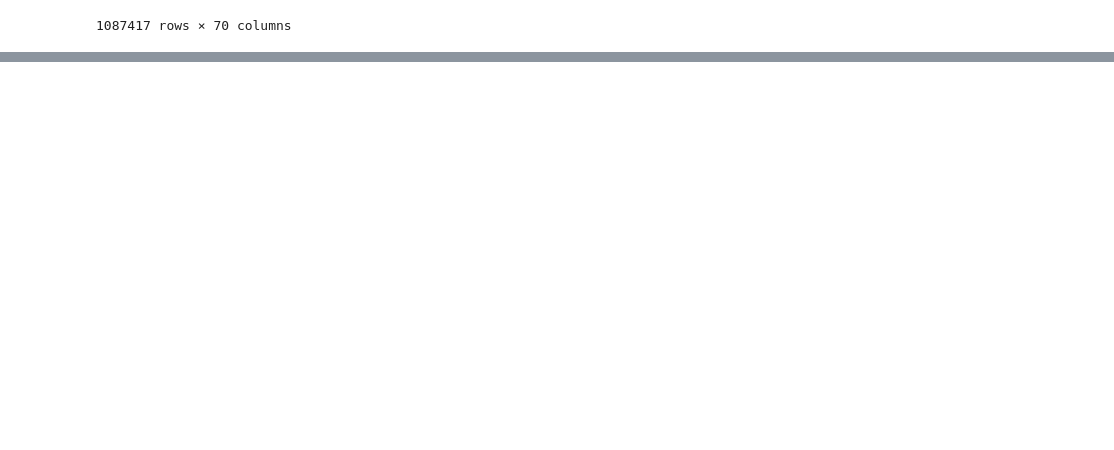
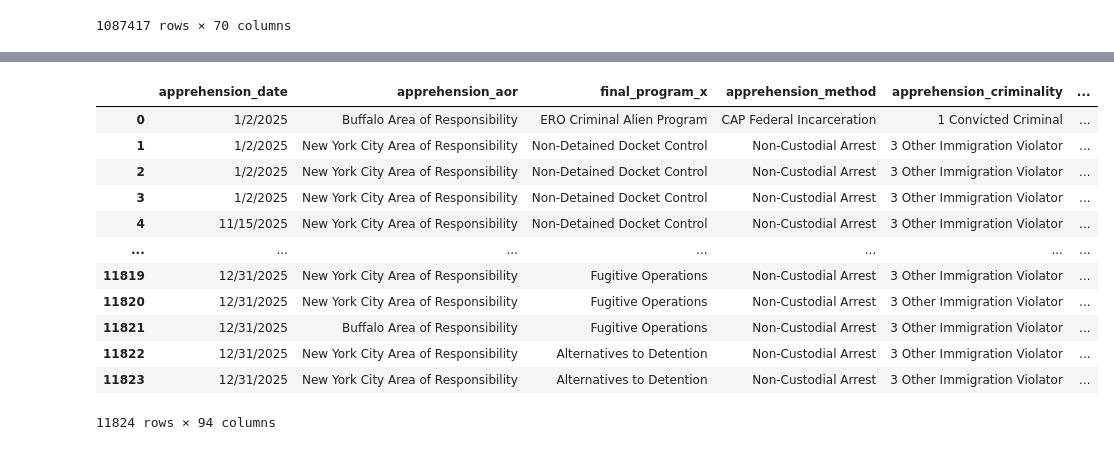
Before and after one commit to sajinashresthacoding/ICEpresense-CapitalRegion, a Jupyter notebook: ICE Arrests and Detention Join 070626.ipynb, the cells around one changed output, grey strips where cells are left out. Drawn from its saved outputs; the diff is of its cells as text; code cells hidden in the pictures; blank space fills up the shorter version.

```diff
--- a/ICE Arrests and Detention Join 070626.ipynb
+++ b/ICE Arrests and Detention Join 070626.ipynb
@@ -47,3 +47,6 @@ df_UI
 10772    dd9306e1321f7485dddc8e2b2cf21bac052dd7b6
 10773    ac68b01985954d30ce19b8887e2f3e13e5e02be0
 Name: unique_identifier, Length: 10774, dtype: object
+# %%
+df_UI2 = df_UI.to_frame()
+df_UI2
@@ -64,3 +81,8 @@ df_RAWDetentions
 | 1087415 | 011a0c9d77115c9902c6b4f20667f2e2b... | 1 | PLYMOMA | 011a0c9d77115c9902c6b4f20667f2e2b... | 2026-03-11 00:13:00+00:00 | ... |
 | 1087416 | 5a72db4bb17f84699ff794292f9dd0f5d... | 1 | ELZICDF | 5a72db4bb17f84699ff794292f9dd0f5d... | 2026-03-11 00:30:00+00:00 | ... |
 1087417 rows × 70 columns
+# %%
+##now wwe ask the notebook to use these unique identifiers to pull only those from the detentions list
+
+filtered_detentions = df_RAWDetentions[df_RAWDetentions['unique_identifier'].isin(df_UI2['unique_identifier'])]
+filtered_detentions
@@ -66,0 +103,18 @@ df_RAWDetentions
+# %%
+##merge the two dataframes on unique identifier
+ArrestsDetentions = pd.merge(df, filtered_detentions, on="unique_identifier")
+ArrestsDetentions
+# %% [output]
+|  | apprehension_date | apprehension_aor | final_program_x | apprehension_method | apprehension_criminality | ... |
+| 0 | 1/2/2025 | Buffalo Area of Responsibility | ERO Criminal Alien Program | CAP Federal Incarceration | 1 Convicted Criminal | ... |
+| 1 | 1/2/2025 | New York City Area of Responsibility | Non-Detained Docket Control | Non-Custodial Arrest | 3 Other Immigration Violator | ... |
+| 2 | 1/2/2025 | New York City Area of Responsibility | Non-Detained Docket Control | Non-Custodial Arrest | 3 Other Immigration Violator | ... |
+| 3 | 1/2/2025 | New York City Area of Responsibility | Non-Detained Docket Control | Non-Custodial Arrest | 3 Other Immigration Violator | ... |
+| 4 | 11/15/2025 | New York City Area of Responsibility | Non-Detained Docket Control | Non-Custodial Arrest | 3 Other Immigration Violator | ... |
+| ... | ... | ... | ... | ... | ... | ... |
+| 11819 | 12/31/2025 | New York City Area of Responsibility | Fugitive Operations | Non-Custodial Arrest | 3 Other Immigration Violator | ... |
+| 11820 | 12/31/2025 | New York City Area of Responsibility | Fugitive Operations | Non-Custodial Arrest | 3 Other Immigration Violator | ... |
+| 11821 | 12/31/2025 | Buffalo Area of Responsibility | Fugitive Operations | Non-Custodial Arrest | 3 Other Immigration Violator | ... |
+| 11822 | 12/31/2025 | New York City Area of Responsibility | Alternatives to Detention | Non-Custodial Arrest | 3 Other Immigration Violator | ... |
+| 11823 | 12/31/2025 | New York City Area of Responsibility | Alternatives to Detention | Non-Custodial Arrest | 3 Other Immigration Violator | ... |
+11824 rows × 94 columns
```
Also changed, not shown: parts of 4 cells of this notebook.
